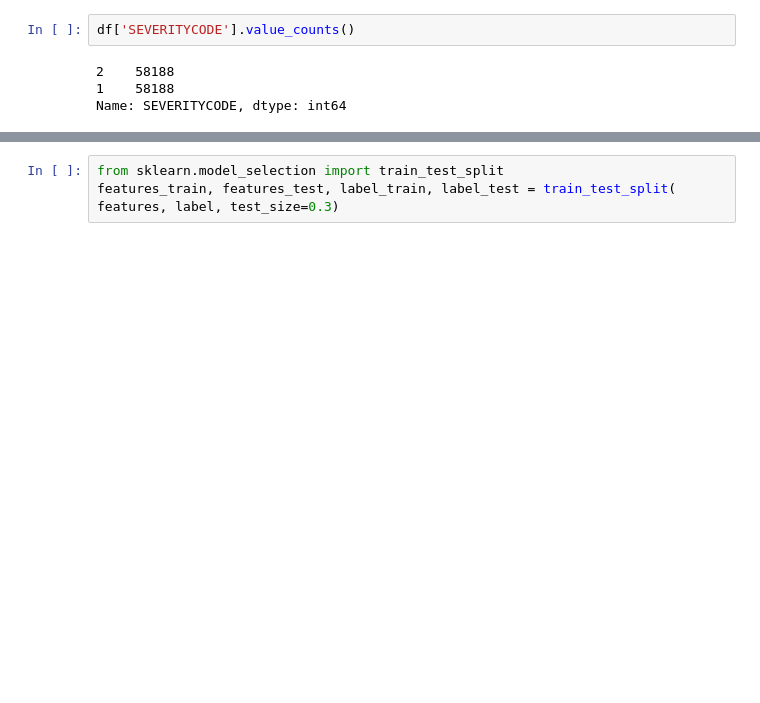
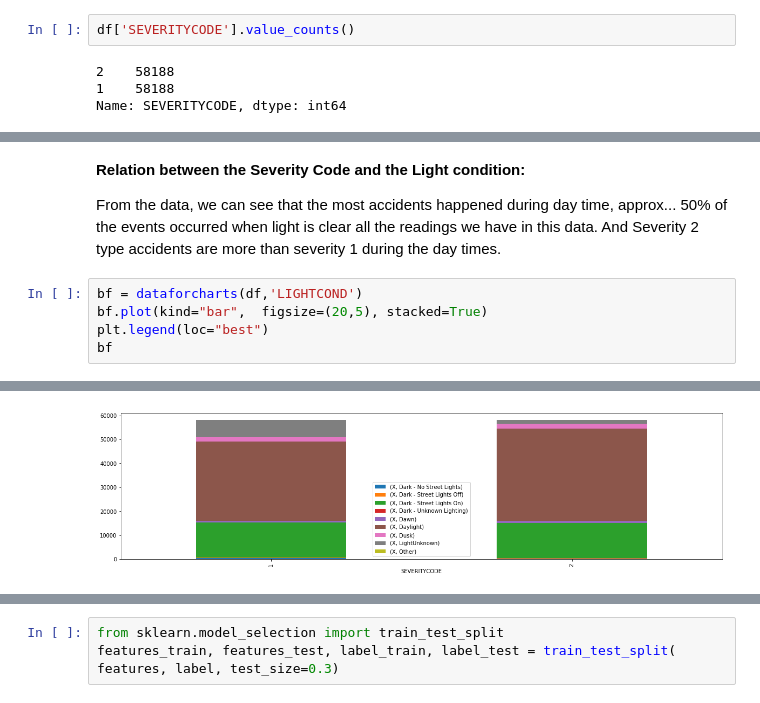
Before and after one commit to nikhilpanda004/CourseraCapstone, a Jupyter notebook: Coursera_Capstone.ipynb, the cells around one changed output, grey strips where cells are left out. Cells and saved outputs as stored; diff of their text form; blank space fills up the shorter version.

```diff
--- a/Coursera_Capstone.ipynb
+++ b/Coursera_Capstone.ipynb
@@ -90,0 +191,10 @@ df.head()
+# %% [markdown]
+**Relation between the Severity Code and the Light condition:**
+
+From the data, we can see that the most accidents happened during day time, approx... 50% of the events occurred when light is clear all the readings we have in this data. And Severity 2 type accidents are more than severity 1 during the day times.
+# %%
+bf = dataforcharts(df,'LIGHTCOND')
+bf.plot(kind="bar",  figsize=(20,5), stacked=True)
+plt.legend(loc="best")
+bf
+# %% [output]
@@ -90,0 +206 @@ df.head()
+[figure, added]
```
Also changed, not shown: parts of 46 cells of this notebook.
